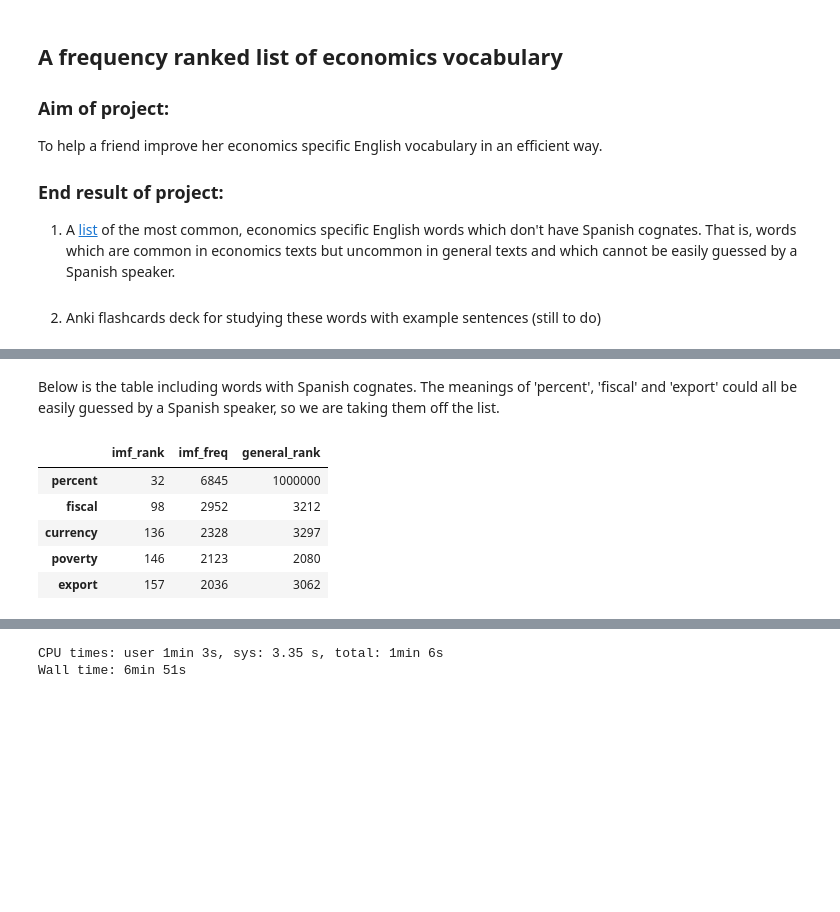
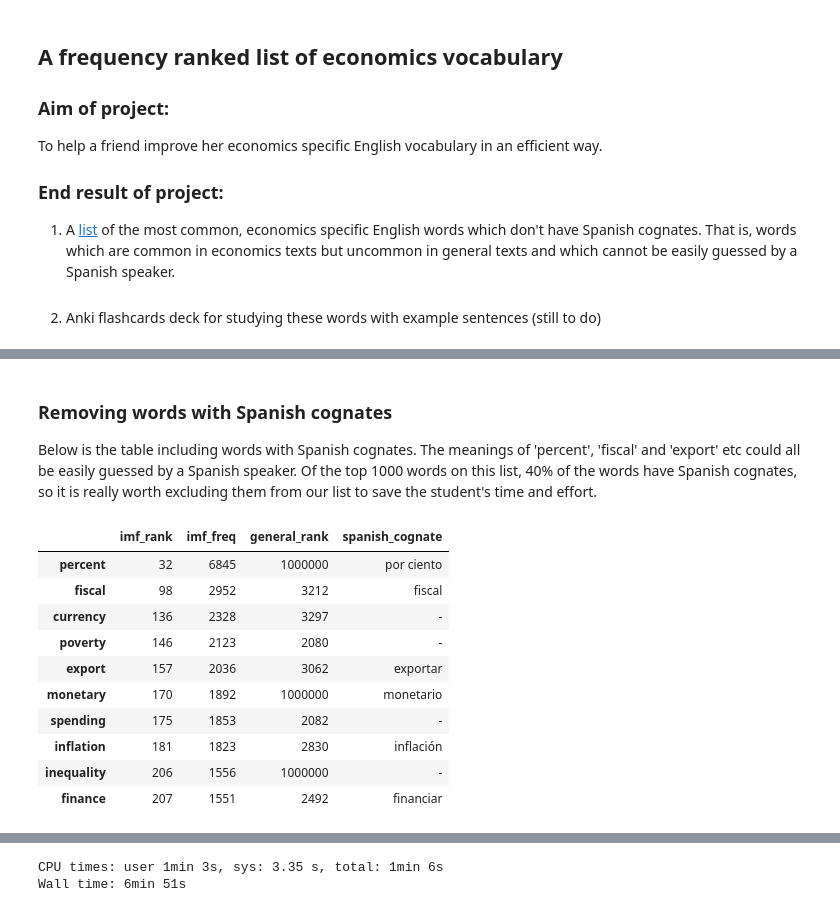
Before and after one commit to pvonglehn/economics_vocab, a Jupyter notebook: Blanca.ipynb, the cells around one changed output, grey strips where cells are left out. Drawn from its saved outputs; the diff is of its cells as text; code cells hidden in the pictures; blank space fills up the shorter version.

```diff
--- a/Blanca.ipynb
+++ b/Blanca.ipynb
@@ -38,14 +45,21 @@ economics_vocab_no_cognates.head(5)
 # %% [markdown]
-Below is the table including words with Spanish cognates. The meanings of 'percent', 'fiscal' and 'export' could all be easily guessed by a Spanish speaker, so we are taking them off the list.
+### Removing words with Spanish cognates
+
+Below is the table including words with Spanish cognates. The meanings of 'percent', 'fiscal' and 'export' etc could all be easily guessed by a Spanish speaker. Of the top 1000 words on this list, 40% of the words have Spanish cognates, so it is really worth excluding them from our list to save the student's time and effort.
-# %%
-economics_vocab.head(5)
-# %% [output]
-|  | imf_rank | imf_freq | general_rank |
-| percent | 32 | 6845 | 1000000 |
-| fiscal | 98 | 2952 | 3212 |
-| currency | 136 | 2328 | 3297 |
-| poverty | 146 | 2123 | 2080 |
-| export | 157 | 2036 | 3062 |
+# %%
+w_cognate.head(10)
+# %% [output]
+|  | imf_rank | imf_freq | general_rank | spanish_cognate |
+| percent | 32 | 6845 | 1000000 | por ciento |
+| fiscal | 98 | 2952 | 3212 | fiscal |
+| currency | 136 | 2328 | 3297 | - |
+| poverty | 146 | 2123 | 2080 | - |
+| export | 157 | 2036 | 3062 | exportar |
+| monetary | 170 | 1892 | 1000000 | monetario |
+| spending | 175 | 1853 | 2082 | - |
+| inflation | 181 | 1823 | 2830 | inflación |
+| inequality | 206 | 1556 | 1000000 | - |
+| finance | 207 | 1551 | 2492 | financiar |
 # %% [markdown]
 
 
```
Also changed, not shown: parts of 8 cells of this notebook.
